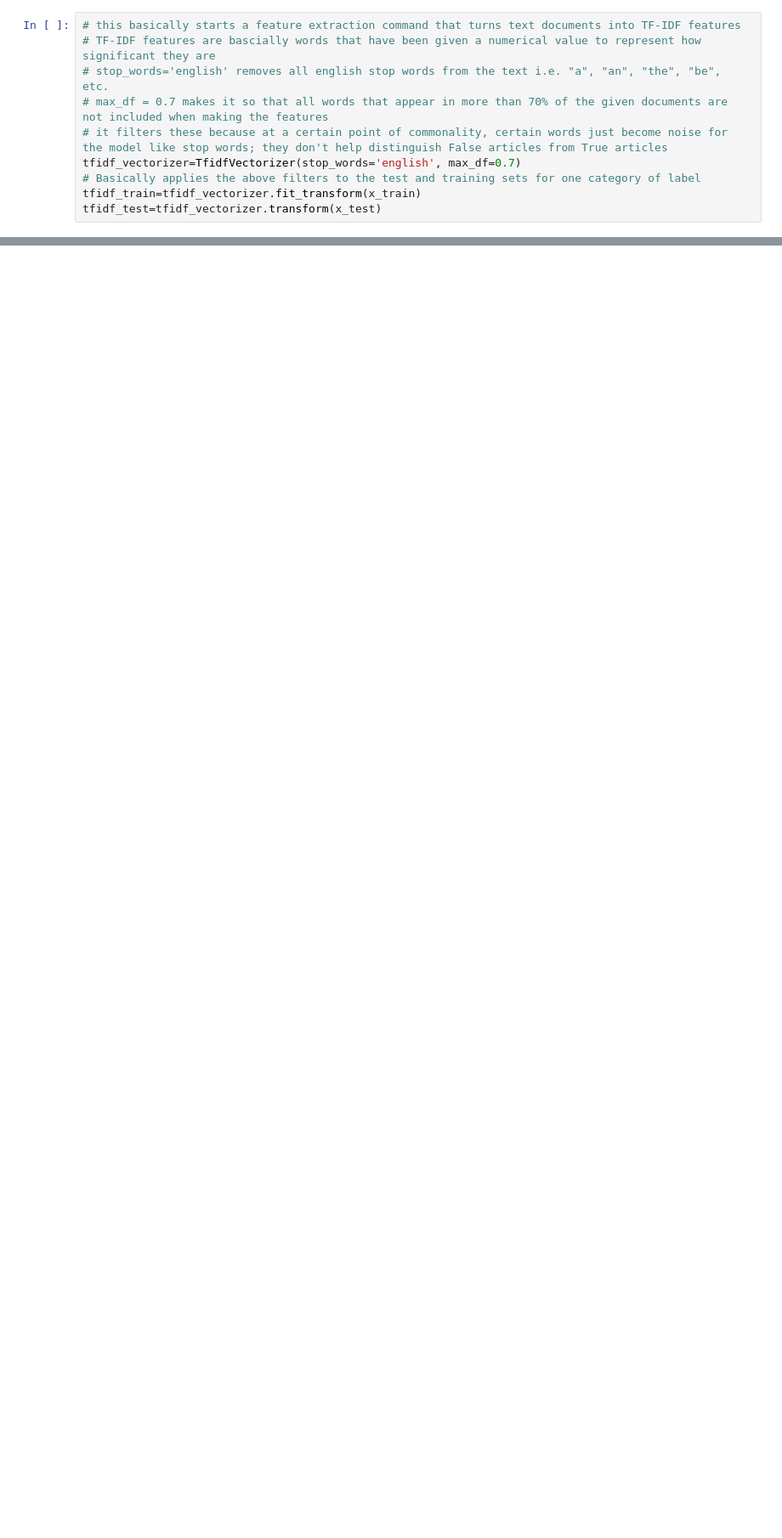
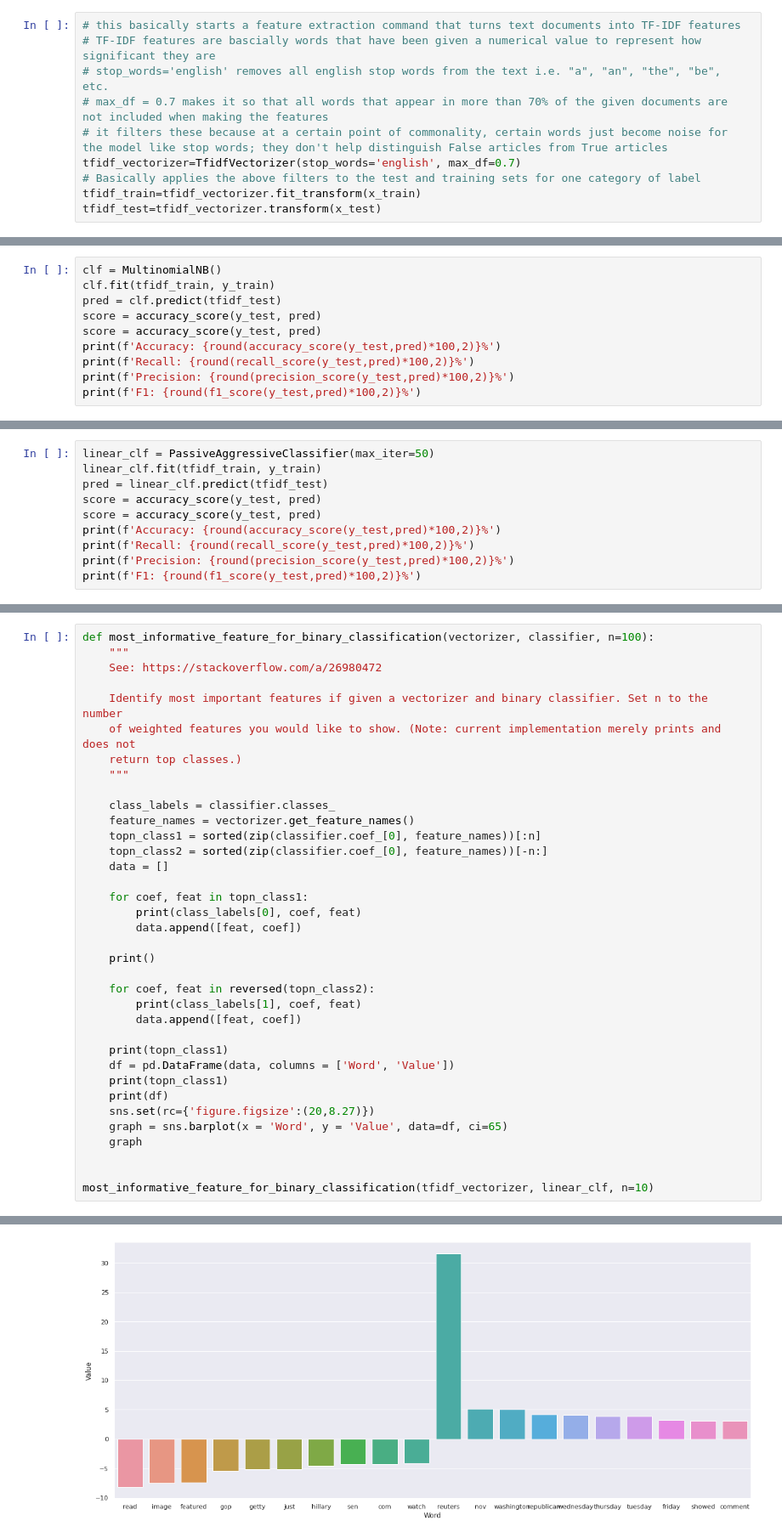
Before and after one commit to BeanieBeta/ds-content-interactive-jupyterlab-tutorial, a Jupyter notebook: Fake_News_TfidfVectorizer_model.ipynb, the cells around one changed output, grey strips where cells are left out. Shown: that part at 85% size. Saved outputs shown, nothing was run; the diff lists cells and outputs as text; blank space fills up the shorter version.

```diff
--- a/Fake_News_TfidfVectorizer_model.ipynb
+++ b/Fake_News_TfidfVectorizer_model.ipynb
@@ -151,0 +104,10 @@ NotebookApp.rate_limit_window=3.0 (secs)
+# %%
+clf = MultinomialNB()
+clf.fit(tfidf_train, y_train)
+pred = clf.predict(tfidf_test)
+score = accuracy_score(y_test, pred)
+score = accuracy_score(y_test, pred)
+print(f'Accuracy: {round(accuracy_score(y_test,pred)*100,2)}%')
+print(f'Recall: {round(recall_score(y_test,pred)*100,2)}%')
+print(f'Precision: {round(precision_score(y_test,pred)*100,2)}%')
+print(f'F1: {round(f1_score(y_test,pred)*100,2)}%')
@@ -151,0 +119,10 @@ NotebookApp.rate_limit_window=3.0 (secs)
+# %%
+linear_clf = PassiveAggressiveClassifier(max_iter=50)
+linear_clf.fit(tfidf_train, y_train)
+pred = linear_clf.predict(tfidf_test)
+score = accuracy_score(y_test, pred)
+score = accuracy_score(y_test, pred)
+print(f'Accuracy: {round(accuracy_score(y_test,pred)*100,2)}%')
+print(f'Recall: {round(recall_score(y_test,pred)*100,2)}%')
+print(f'Precision: {round(precision_score(y_test,pred)*100,2)}%')
+print(f'F1: {round(f1_score(y_test,pred)*100,2)}%')
@@ -151,0 +134,37 @@ NotebookApp.rate_limit_window=3.0 (secs)
+# %%
+def most_informative_feature_for_binary_classification(vectorizer, classifier, n=100):
+    """
+    See: https://stackoverflow.com/a/26980472
+
+    Identify most important features if given a vectorizer and binary classifier. Set n to the number
+    of weighted features you would like to show. (Note: current implementation merely prints and does not
+    return top classes.)
+    """
+
+    class_labels = classifier.classes_
+    feature_names = vectorizer.get_feature_names()
+    topn_class1 = sorted(zip(classifier.coef_[0], feature_names))[:n]
+    topn_class2 = sorted(zip(classifier.coef_[0], feature_names))[-n:]
+    data = []
+
+    for coef, feat in topn_class1:
+        print(class_labels[0], coef, feat)
+        data.append([feat, coef])
+
+    print()
+
+    for coef, feat in reversed(topn_class2):
+        print(class_labels[1], coef, feat)
+        data.append([feat, coef])
+
+    print(topn_class1)
+    df = pd.DataFrame(data, columns = ['Word', 'Value'])
+    print(topn_class1)
+    print(df)
+    sns.set(rc={'figure.figsize':(20,8.27)})
+    graph = sns.barplot(x = 'Word', y = 'Value', data=df, ci=65)
+    graph
+
+
+most_informative_feature_for_binary_classification(tfidf_vectorizer, linear_clf, n=10)
+# %% [output]
@@ -151,0 +188 @@ NotebookApp.rate_limit_window=3.0 (secs)
+[figure, added]
```
Also changed, not shown: parts of 17 cells of this notebook.
